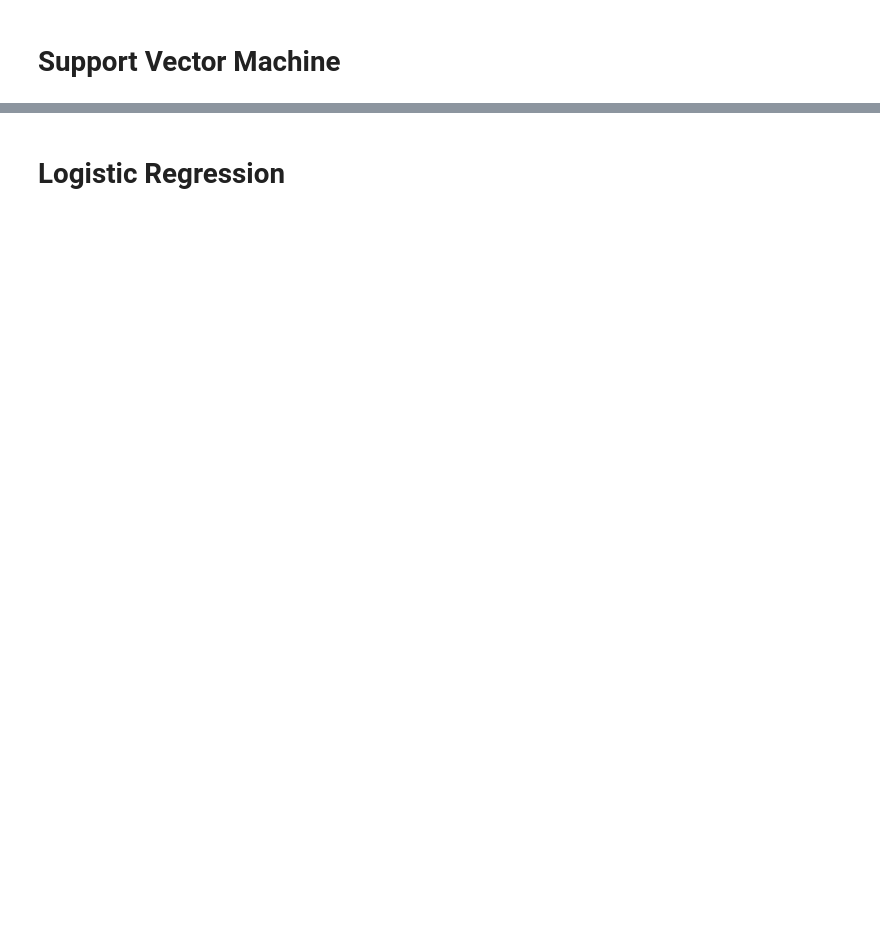
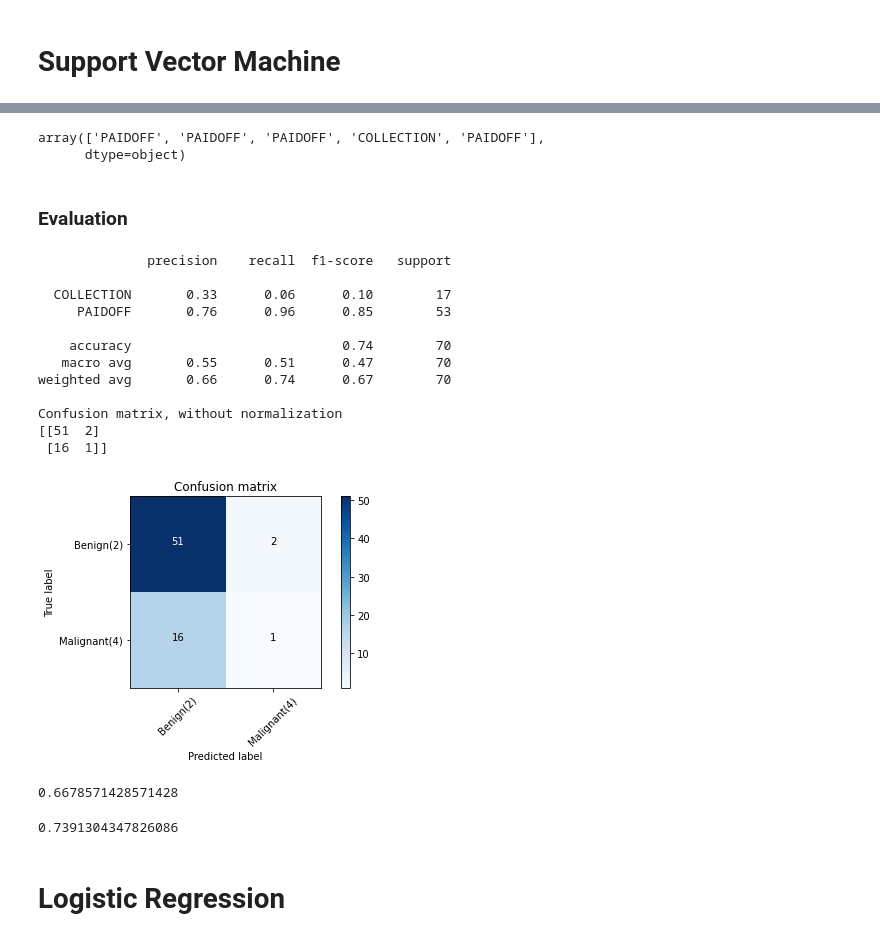
Before and after one commit to youngnguyen1/Loan-Classification-Models, a Jupyter notebook: Loan_Classification.ipynb, the cells around one changed output, grey strips where cells are left out. Cells and saved outputs as stored; diff of their text form; code cells hidden in the pictures; blank space fills up the shorter version.

```diff
--- a/Loan_Classification.ipynb
+++ b/Loan_Classification.ipynb
@@ -358,0 +396,8 @@ The best accuracy was with 0.8142857142857143 with k= 11
+# %%
+yhat = clf.predict(X_test)
+yhat[0:5]
+# %% [output]
+array(['PAIDOFF', 'PAIDOFF', 'PAIDOFF', 'COLLECTION', 'PAIDOFF'],
+      dtype=object)
+# %% [markdown]
+### Evaluation
@@ -359,2 +407,70 @@ The best accuracy was with 0.8142857142857143 with k= 11
+# %%
+def plot_confusion_matrix(cm, classes,
+                          normalize=False,
+                          title='Confusion matrix',
+                          cmap=plt.cm.Blues):
+    """
+    This function prints and plots the confusion matrix.
+    Normalization can be applied by setting `normalize=True`.
+    """
+    if normalize:
+        cm = cm.astype('float') / cm.sum(axis=1)[:, np.newaxis]
+        print("Normalized confusion matrix")
+    else:
+        print('Confusion matrix, without normalization')
+
+    print(cm)
+
+    plt.imshow(cm, interpolation='nearest', cmap=cmap)
+    plt.title(title)
+    plt.colorbar()
+    tick_marks = np.arange(len(classes))
+    plt.xticks(tick_marks, classes, rotation=45)
+    plt.yticks(tick_marks, classes)
+
+    fmt = '.2f' if normalize else 'd'
+    thresh = cm.max() / 2.
+    for i, j in itertools.product(range(cm.shape[0]), range(cm.shape[1])):
+        plt.text(j, i, format(cm[i, j], fmt),
+                 horizontalalignment="center",
+                 color="white" if cm[i, j] > thresh else "black")
+
+    plt.tight_layout()
+    plt.ylabel('True label')
+    plt.xlabel('Predicted label')
+# %%
+# Compute confusion matrix
+cnf_matrix = confusion_matrix(y_test, yhat, labels=['PAIDOFF','COLLECTION'])
+np.set_printoptions(precision=2)
+
+print (classification_report(y_test, yhat))
+
+# Plot non-normalized confusion matrix
+plt.figure()
+plot_confusion_matrix(cnf_matrix, classes=['Benign(2)','Malignant(4)'],normalize= False,  title='Confusion matrix')
+# %% [output]
+              precision    recall  f1-score   support
+
+  COLLECTION       0.33      0.06      0.10        17
+     PAIDOFF       0.76      0.96      0.85        53
+
+    accuracy                           0.74        70
+   macro avg       0.55      0.51      0.47        70
+weighted avg       0.66      0.74      0.67        70
+
+Confusion matrix, without normalization
+[[51  2]
+ [16  1]]
+[figure, added]
+# %%
+from sklearn.metrics import f1_score
+f1_score(y_test, yhat, average='weighted')
+# %% [output]
+0.6678571428571428
+# %%
+from sklearn.metrics import jaccard_score
+jaccard_score(y_test, yhat,pos_label='PAIDOFF')
+# %% [output]
+0.7391304347826086
 # %% [markdown]
 # Logistic Regression
```
Also changed, not shown: parts of 29 cells of this notebook.
